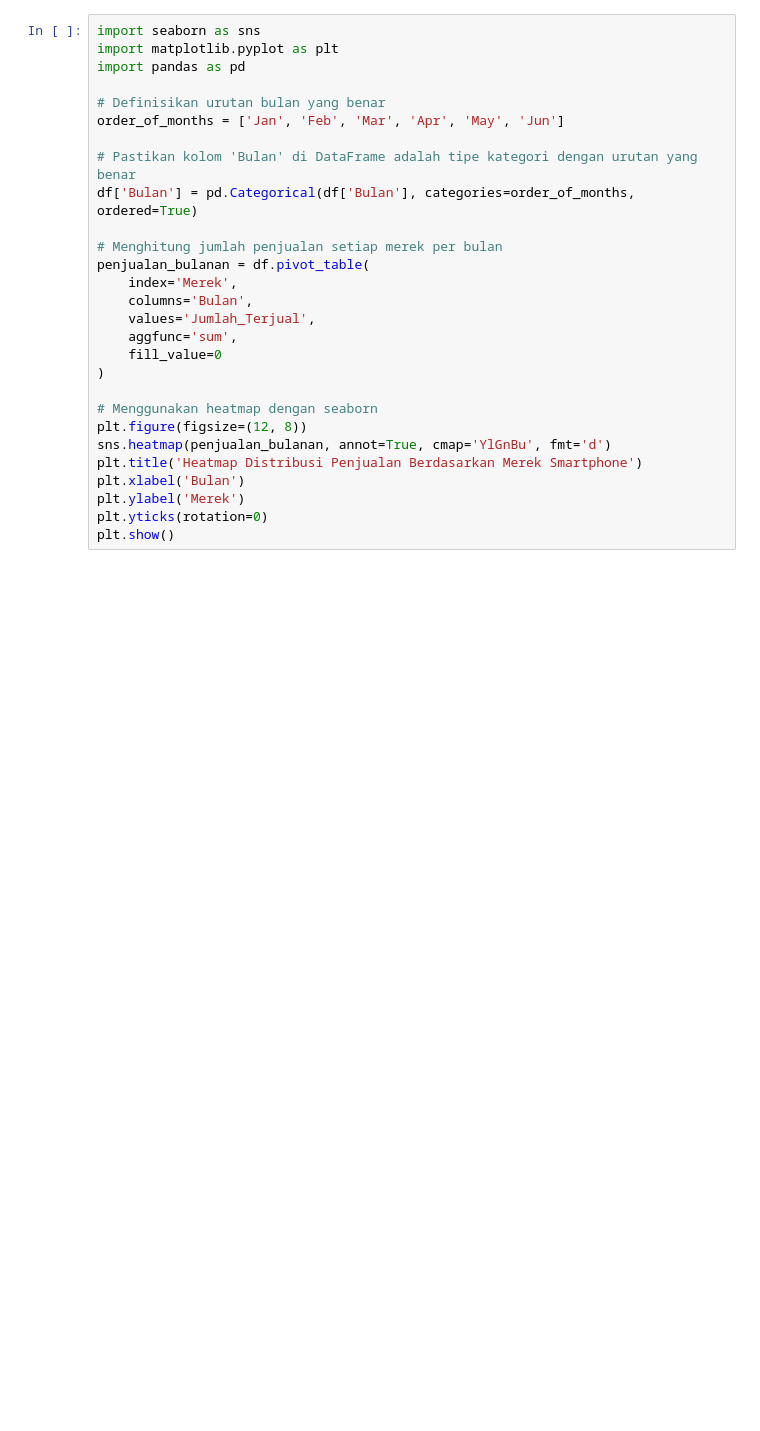
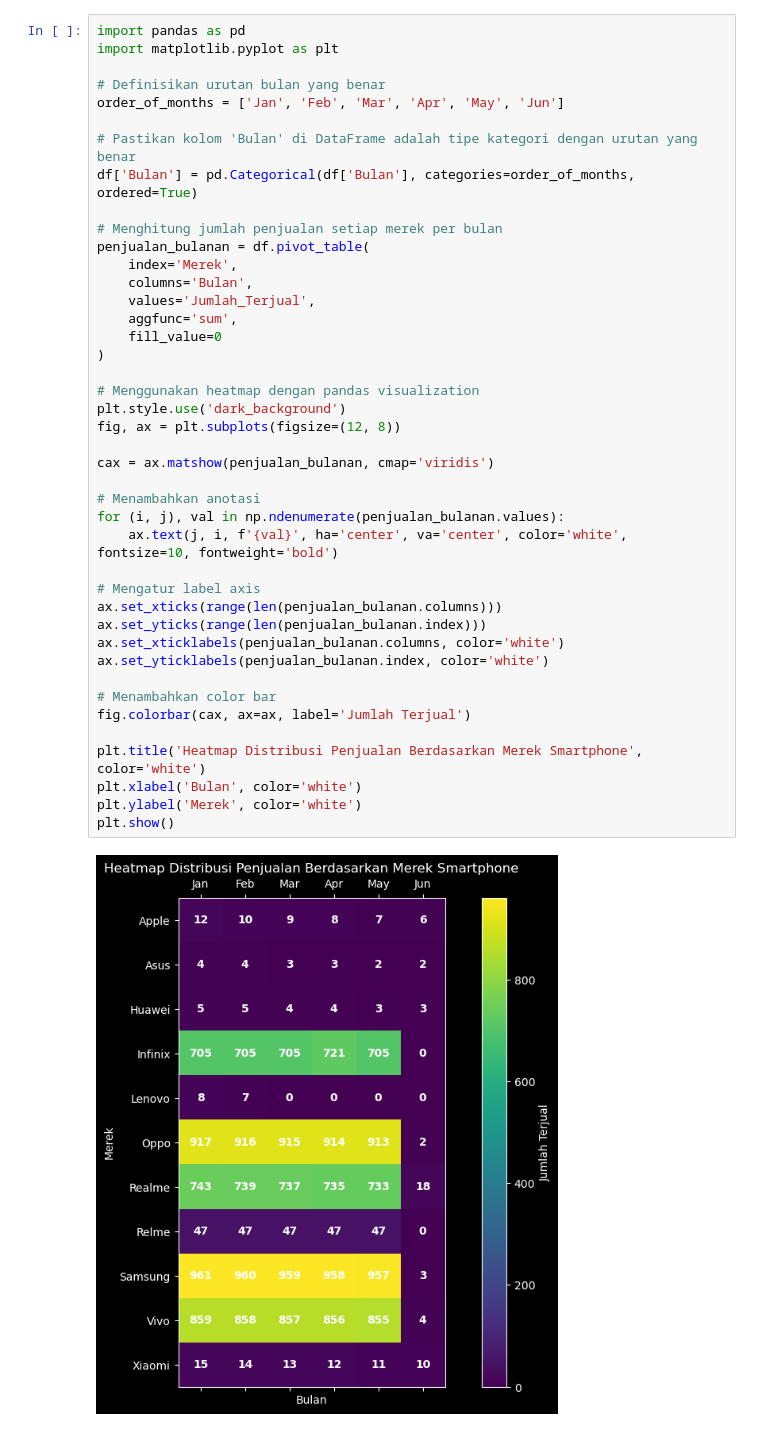
Before and after one commit to hizamruljaen123/apps_putri, a Jupyter notebook: main.ipynb, the cells around one changed output. Drawn from its saved outputs; the diff is of its cells as text; blank space fills up the shorter version.

```diff
--- a/main.ipynb
+++ b/main.ipynb
@@ -226,31 +464,47 @@ plt.show()
 # %%
-import seaborn as sns
+import pandas as pd
 import matplotlib.pyplot as plt
-import pandas as pd
 
 # Definisikan urutan bulan yang benar
 order_of_months = ['Jan', 'Feb', 'Mar', 'Apr', 'May', 'Jun']
 
 # Pastikan kolom 'Bulan' di DataFrame adalah tipe kategori dengan urutan yang benar
 df['Bulan'] = pd.Categorical(df['Bulan'], categories=order_of_months, ordered=True)
 
 # Menghitung jumlah penjualan setiap merek per bulan
 penjualan_bulanan = df.pivot_table(
     index='Merek',
     columns='Bulan',
     values='Jumlah_Terjual',
     aggfunc='sum',
     fill_value=0
 )
 
-# Menggunakan heatmap dengan seaborn
-plt.figure(figsize=(12, 8))
-sns.heatmap(penjualan_bulanan, annot=True, cmap='YlGnBu', fmt='d')
-plt.title('Heatmap Distribusi Penjualan Berdasarkan Merek Smartphone')
-plt.xlabel('Bulan')
-plt.ylabel('Merek')
-plt.yticks(rotation=0)
+# Menggunakan heatmap dengan pandas visualization
+plt.style.use('dark_background')
+fig, ax = plt.subplots(figsize=(12, 8))
+
+cax = ax.matshow(penjualan_bulanan, cmap='viridis')
+
+# Menambahkan anotasi
+for (i, j), val in np.ndenumerate(penjualan_bulanan.values):
+    ax.text(j, i, f'{val}', ha='center', va='center', color='white', fontsize=10, fontweight='bold')
+
+# Mengatur label axis
+ax.set_xticks(range(len(penjualan_bulanan.columns)))
+ax.set_yticks(range(len(penjualan_bulanan.index)))
+ax.set_xticklabels(penjualan_bulanan.columns, color='white')
+ax.set_yticklabels(penjualan_bulanan.index, color='white')
+
+# Menambahkan color bar
+fig.colorbar(cax, ax=ax, label='Jumlah Terjual')
+
+plt.title('Heatmap Distribusi Penjualan Berdasarkan Merek Smartphone', color='white')
+plt.xlabel('Bulan', color='white')
+plt.ylabel('Merek', color='white')
 plt.show()
+# %% [output]
+[figure, added]
 # %%
 
 # Definisikan batasan untuk setiap kelas
```
Also changed, not shown: parts of 17 cells of this notebook, 6 other files.
